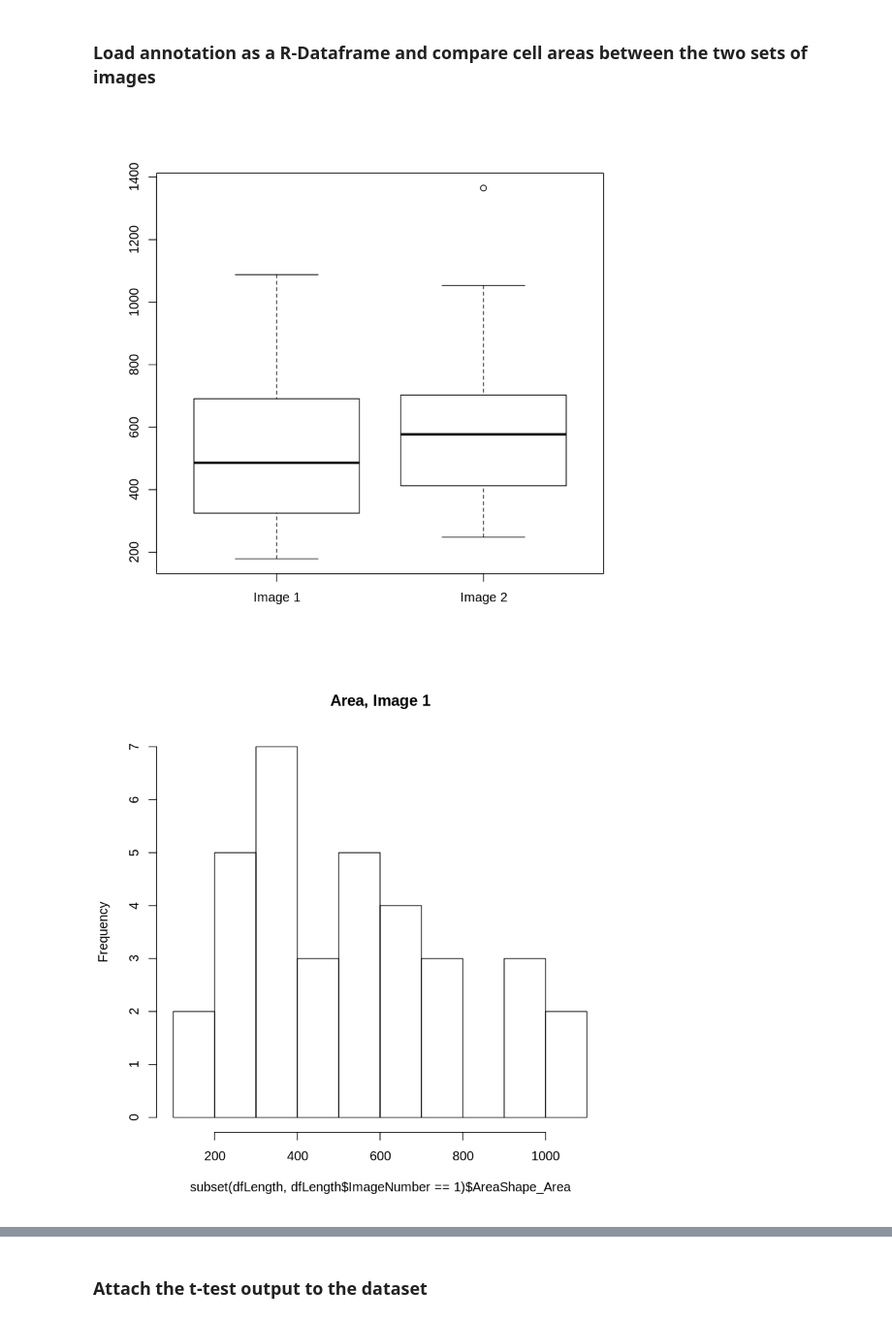
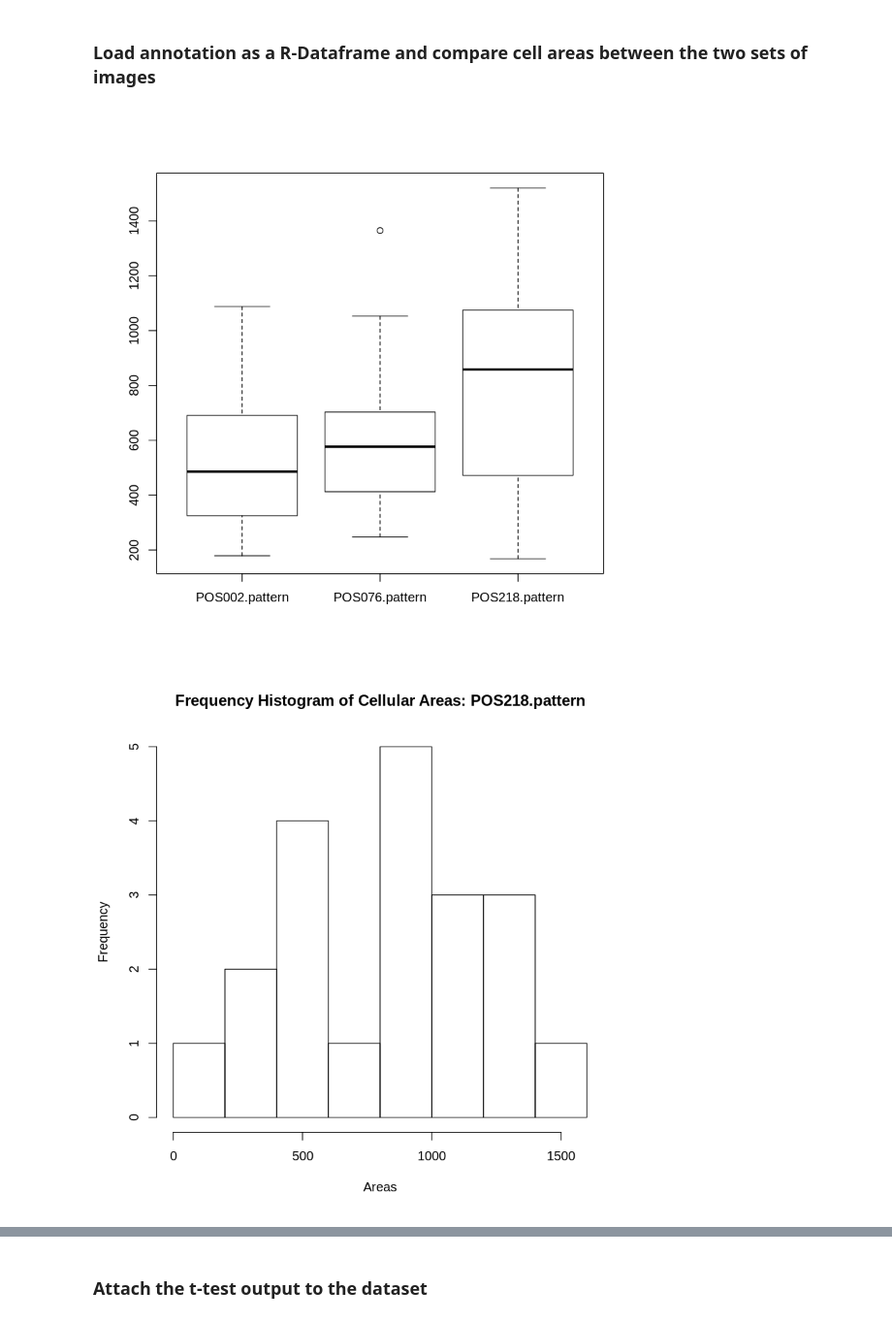
Before and after one commit to jburel/Jupyter_Training, a Jupyter notebook: notebooks/R/R-OMERO_Notebook.ipynb, the cells around one changed output, grey strips where cells are left out. Shown at 97% size. Saved outputs shown, nothing was run; the diff lists cells and outputs as text; code cells hidden in the pictures.

Commit message:
Fix R notebook to use the updated cell profiler results table and fix summary file writing
Fix R notebook to use the updated cell profiler results table and fix summary file writing

```diff
--- a/notebooks/R/R-OMERO_Notebook.ipynb
+++ b/notebooks/R/R-OMERO_Notebook.ipynb
@@ -13,5 +13,5 @@ Warning message:
 # %% [markdown]
 ### Connect to the server
 # %%
-server <- OMEROServer(host = 'eel.openmicroscopy.org', username='user-1', password='', port= as.integer(4064))
+server <- OMEROServer(host = 'demo.openmicroscopy.org', username='demo', password='', port= as.integer(4064))
 server <- connect(server)
@@ -18,18 +20,24 @@ server <- connect(server)
 # %% [markdown]
 ### OMERO dataset and Annotation details
 # %%
-datasetName <- 'Cambridge'
+datasetName <- 'CellProfiler images'
 fileName <- 'Cells.csv'
-imageSize <- 199 # image size in um
 # %% [markdown]
 ### Find the dataset and get the attachment
 # %%
 searchResult <- searchFor(server, Dataset, 'Name', datasetName)
 omeDataset <- searchResult[[1]]
-print(omeDataset@dataobject$getId())
+print(paste('Dataset ID:',omeDataset@dataobject$getId()))
 
 # Find the attached csv file
 fileAnnotation <- getAnnotations(server, 'DatasetData', getOMEROID(omeDataset), nameFilter = fileName)
 annotationFileID = as.integer(fileAnnotation$FileID)
-print(annotationFileID)
+print(paste('Annotation ID:', annotationFileID))
+
+# Get Image Names
+images <- getImages(omeDataset)
+image_names <- c()
+for (image in images){
+    image_names <- c(image_names, image@dataobject$getName())
+}
 # %% [output]
@@ -40,11 +48,12 @@ print(annotationFileID)
 # %%
 df <- loadCSV(server, annotationFileID)
 dfLength <- subset(df, select=c("ImageNumber", "AreaShape_Area"))
-boxplot(dfLength$AreaShape_Area~dfLength$ImageNumber, names=c("Image 1", "Image 2"))
+boxplot(dfLength$AreaShape_Area~dfLength$ImageNumber)
 # %% [output]
-[figure, old version]
+[figure, new version]
 # %%
-hist(subset(dfLength, dfLength$ImageNumber == 1)$AreaShape_Area, main = "Area, Image 1")
+Areas = subset(dfLength, dfLength$ImageNumber == image_names[[1]])$AreaShape_Area
+hist(Areas, main = paste("Frequency Histogram of Cellular Areas:",image_names[[1]]))
 # %% [output]
-[figure, old version]
+[figure, new version]
 # %%
```
Also changed, not shown: parts of 10 cells of this notebook.
